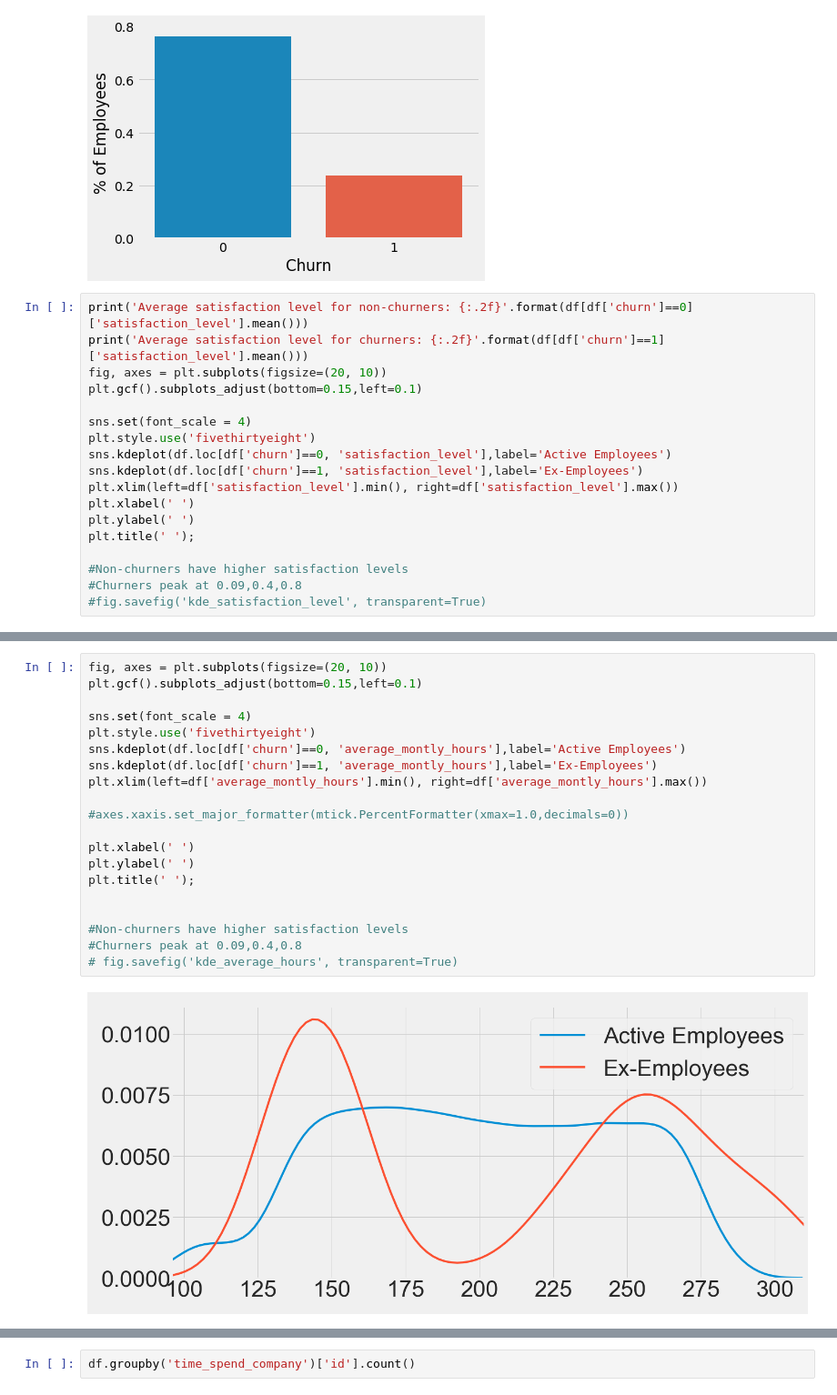
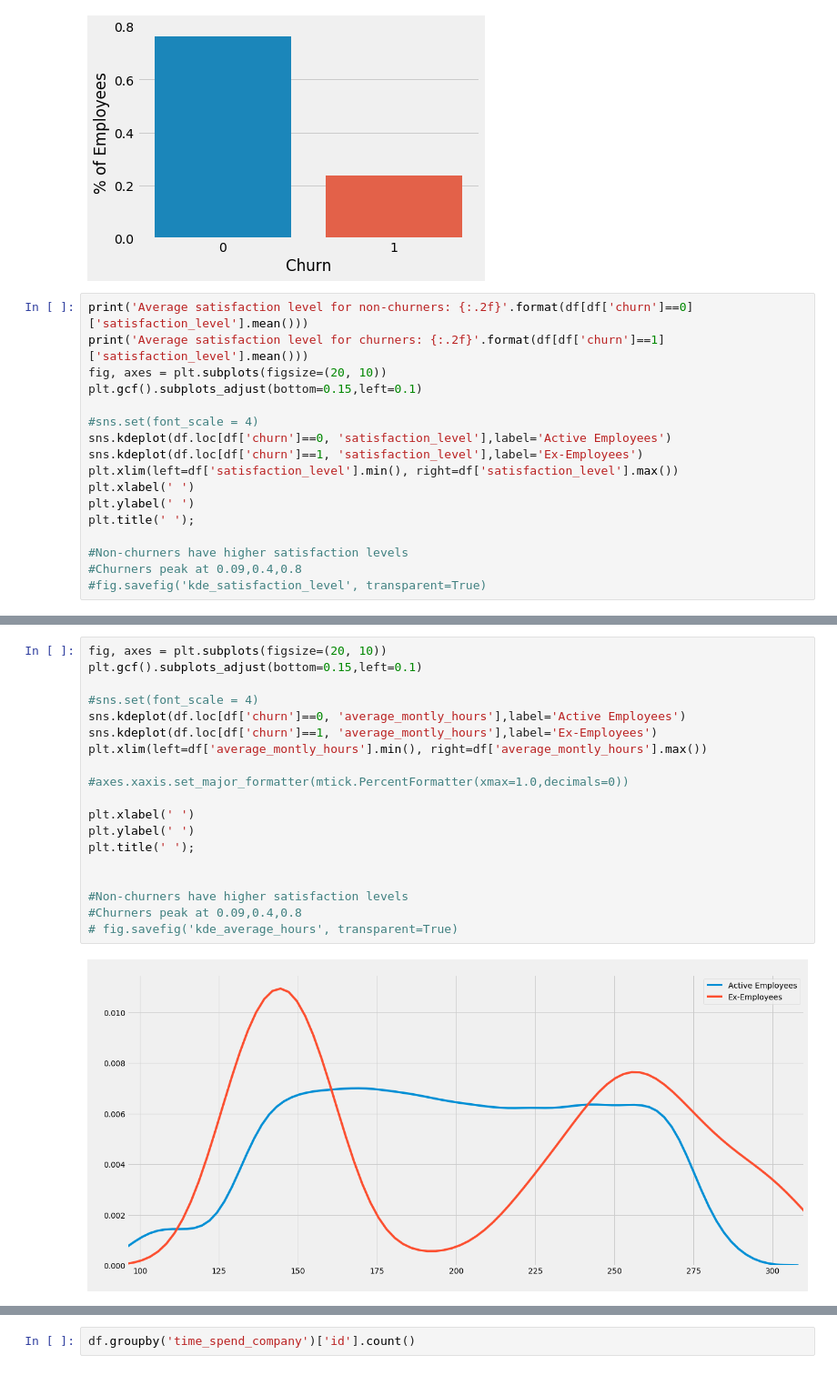
Before and after one commit to georgethoraninh/hr_churn, a Jupyter notebook: hr_churn_analysis.ipynb, the cells around one changed output, grey strips where cells are left out. Shown: that part at 91% size. Saved outputs shown, nothing was run; the diff lists cells and outputs as text.

```diff
--- a/hr_churn_analysis.ipynb
+++ b/hr_churn_analysis.ipynb
@@ -197,8 +194,7 @@ print('Average satisfaction level for churners: {:.2f}'.format(df[df['churn']==1
 fig, axes = plt.subplots(figsize=(20, 10))
 plt.gcf().subplots_adjust(bottom=0.15,left=0.1)
 
-sns.set(font_scale = 4)
-plt.style.use('fivethirtyeight')
+#sns.set(font_scale = 4)
 sns.kdeplot(df.loc[df['churn']==0, 'satisfaction_level'],label='Active Employees')
 sns.kdeplot(df.loc[df['churn']==1, 'satisfaction_level'],label='Ex-Employees')
 plt.xlim(left=df['satisfaction_level'].min(), right=df['satisfaction_level'].max())
@@ -255,25 +251,24 @@ Average number_project for churners: 3.86
 # %%
 fig, axes = plt.subplots(figsize=(20, 10))
 plt.gcf().subplots_adjust(bottom=0.15,left=0.1)
 
-sns.set(font_scale = 4)
-plt.style.use('fivethirtyeight')
+#sns.set(font_scale = 4)
 sns.kdeplot(df.loc[df['churn']==0, 'average_montly_hours'],label='Active Employees')
 sns.kdeplot(df.loc[df['churn']==1, 'average_montly_hours'],label='Ex-Employees')
 plt.xlim(left=df['average_montly_hours'].min(), right=df['average_montly_hours'].max())
 
 #axes.xaxis.set_major_formatter(mtick.PercentFormatter(xmax=1.0,decimals=0))
 
 plt.xlabel(' ')
 plt.ylabel(' ')
 plt.title(' ');
 
 
 #Non-churners have higher satisfaction levels
 #Churners peak at 0.09,0.4,0.8
 # fig.savefig('kde_average_hours', transparent=True)
 # %% [output]
-[figure, old version]
+[figure, new version]
 # %%
 print('Average time_spend_company for non-churners: {:.2f}'.format(df[df['churn']==0]['time_spend_company'].mean()))
 print('Average time_spend_company for churners: {:.2f}'.format(df[df['churn']==1]['time_spend_company'].mean()))
```
Also changed, not shown: parts of 24 cells of this notebook.
